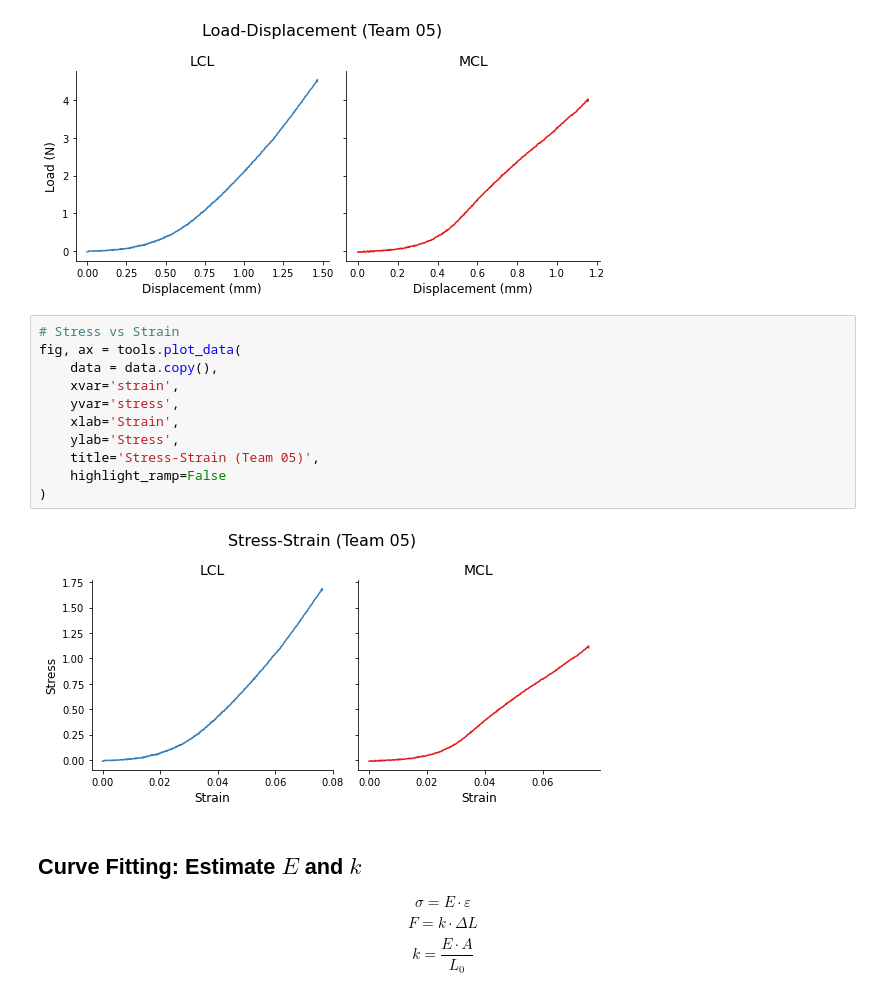
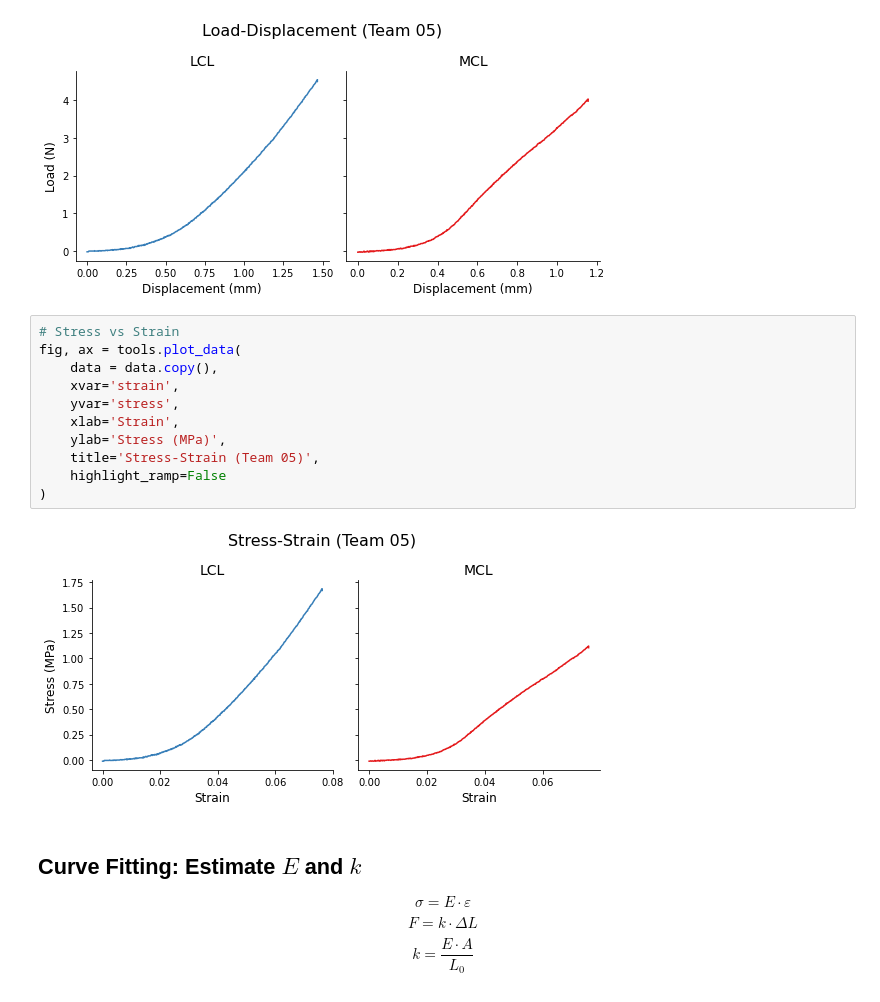
Before and after one commit to Kabilan108/drexel-coursework, a Jupyter notebook: bmes301/lab1/Data Analysis.ipynb, the cells around one changed output. Drawn from its saved outputs; the diff is of its cells as text.

```diff
--- a/bmes301/lab1/Data Analysis.ipynb
+++ b/bmes301/lab1/Data Analysis.ipynb
@@ -163,16 +178,16 @@ fig, ax = tools.plot_data(
 # %%
 # Stress vs Strain
 fig, ax = tools.plot_data(
     data = data.copy(),
     xvar='strain',
     yvar='stress',
     xlab='Strain',
-    ylab='Stress',
+    ylab='Stress (MPa)',
     title='Stress-Strain (Team 05)',
     highlight_ramp=False
 )
 # %% [output]
-[figure, old version]
+[figure, new version]
 # %% [markdown]
 ## Curve Fitting: Estimate $E$ and $k$
 
```
Also changed, not shown: parts of 11 cells of this notebook.
